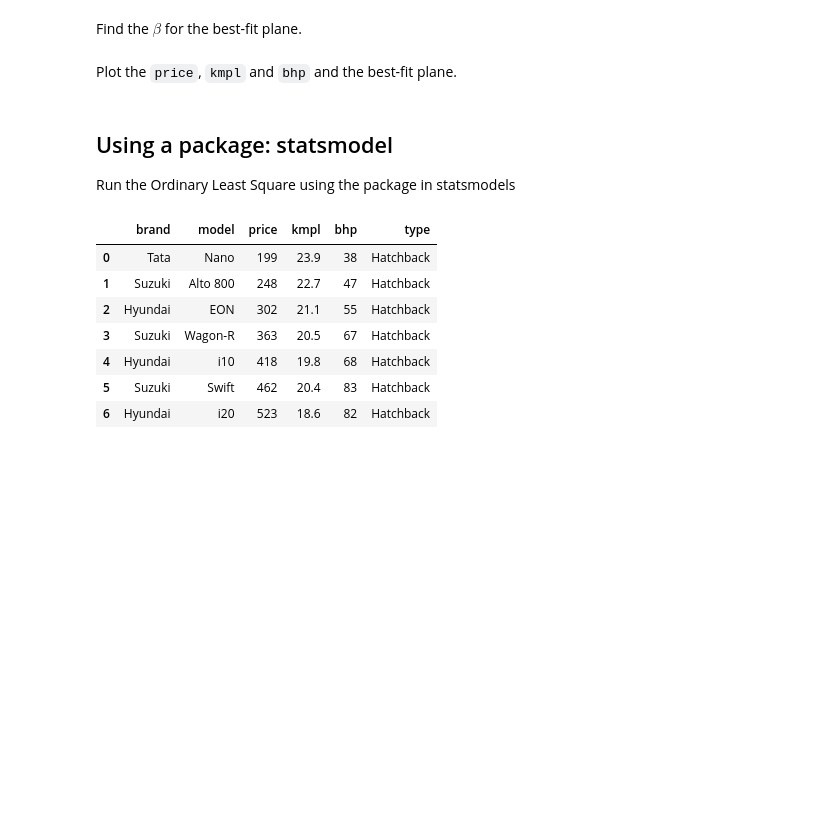
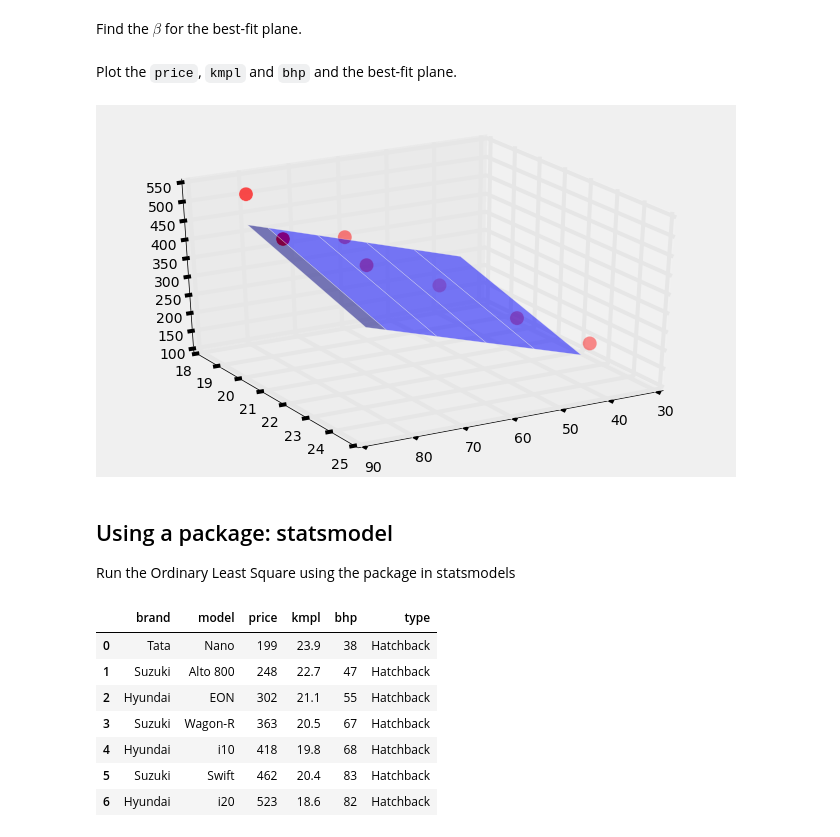
Before and after one commit to amitkaps/hackermath, a Jupyter notebook: Module_2b_linear_regression_ols.ipynb, the cells around one changed output. Cells and saved outputs as stored; diff of their text form; code cells hidden in the pictures; blank space fills up the shorter version.

```diff
--- a/Module_2b_linear_regression_ols.ipynb
+++ b/Module_2b_linear_regression_ols.ipynb
@@ -326,6 +326,20 @@ Calculate the pseudo inverse of $X$.
 Find the $\beta$ for the best-fit plane.
 # %% [markdown]
 Plot the `price`, `kmpl` and `bhp` and the best-fit plane.
+# %%
+from mpl_toolkits.mplot3d import Axes3D
+fig = plt.figure()
+ax = fig.gca(projection='3d')
+ax.scatter(bhp, kmpl, price, c='r', marker='o', s = 200)
+
+xrange = np.arange(min(bhp), max(bhp), 1)
+yrange = np.arange(min(kmpl), max(kmpl), 1)
+x, y = np.meshgrid(xrange, yrange)
+z = 524 - 22 * y + 4 * x
+ax.plot_surface(x, y, z, color ='blue', alpha = 0.5)
+ax.view_init(azim=60)
+# %% [output]
+[figure, added]
 # %% [markdown]
 ## Using a package: statsmodel
 
```
Also changed, not shown: parts of 1 cell of this notebook, 15 other files.
